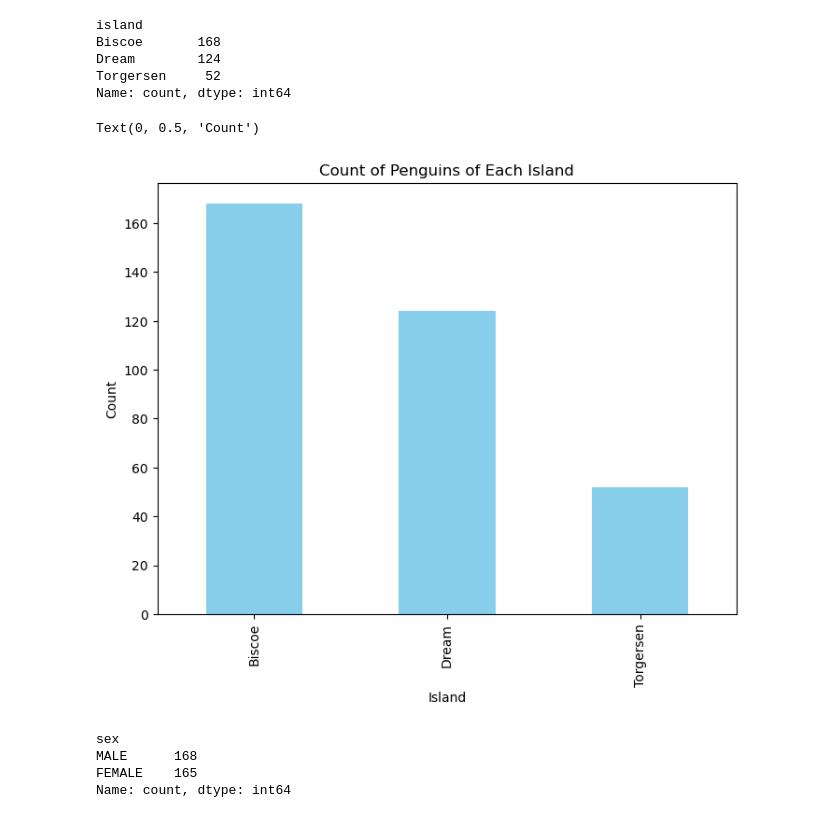
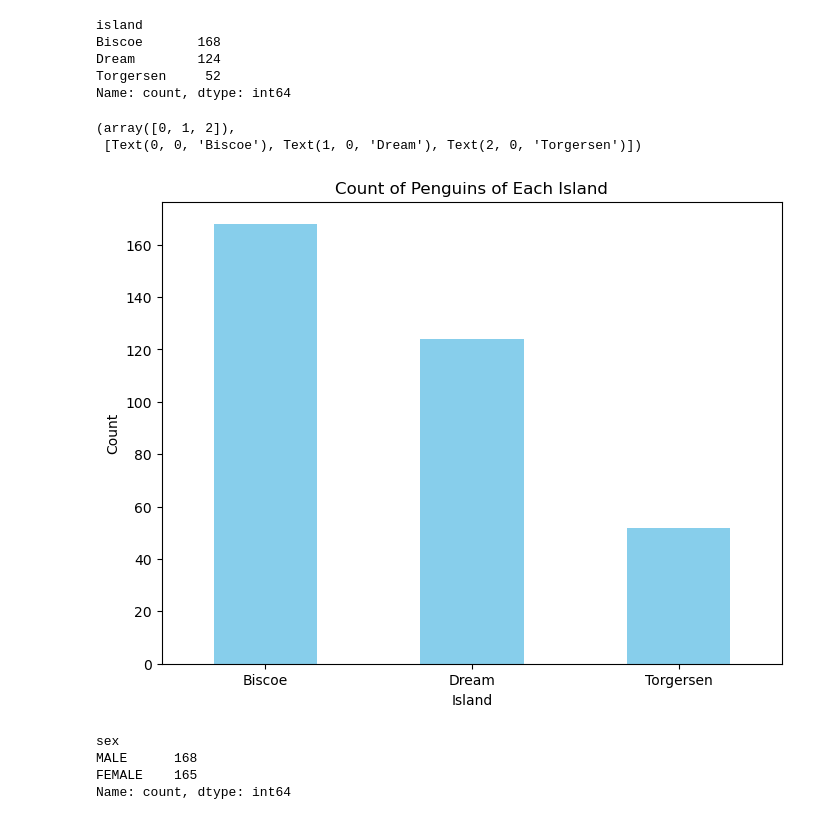
Before and after one commit to filipekojak88/myprojectPDA, a Jupyter notebook: penguins.ipynb, the cells around one changed output. Cells and saved outputs as stored; diff of their text form; code cells hidden in the pictures.

Commit message:
Rotate the x-axis labels on the bar chart for better visibility

```diff
--- a/penguins.ipynb
+++ b/penguins.ipynb
@@ -91,18 +91,23 @@ Name: count, dtype: int64
 # %%
 # Name the count of islands
 island_count = df['island'].value_counts()
 # Set the figure size (width, height)
 plt.figure(figsize=(8, 6))
 # Plot the bar chart
 island_count.plot(kind='bar',color='skyblue')
 
 # Add titles and labels to the bar chart
 plt.title('Count of Penguins of Each Island')
 plt.xlabel('Island')
 plt.ylabel('Count')
+
+# Display the plot
+# Rotate the x-axis labels for better visibility
+plt.xticks(rotation=0)
 # %% [output]
-Text(0, 0.5, 'Count')
+(array([0, 1, 2]),
+ [Text(0, 0, 'Biscoe'), Text(1, 0, 'Dream'), Text(2, 0, 'Torgersen')])
-[figure, old version]
+[figure, new version]
 # %%
 # Count the number of penguins of each sex
 df['sex'].value_counts()
```
